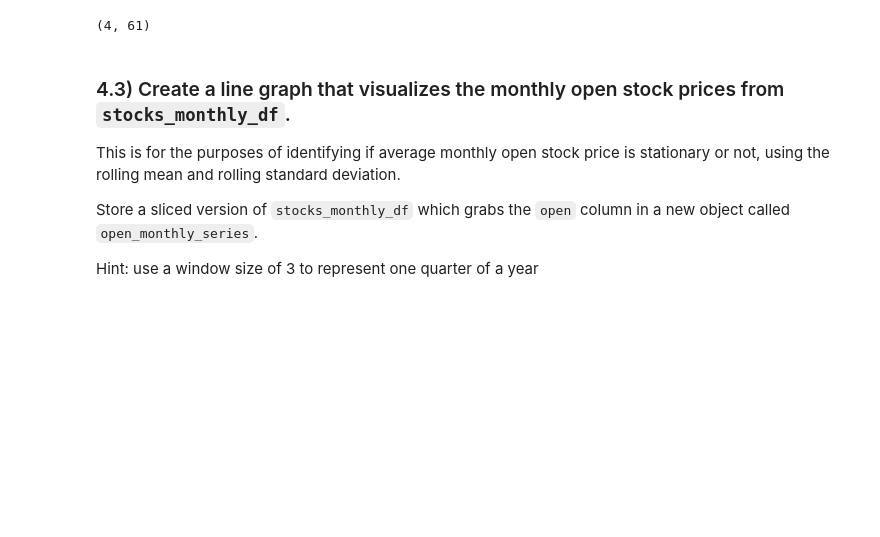
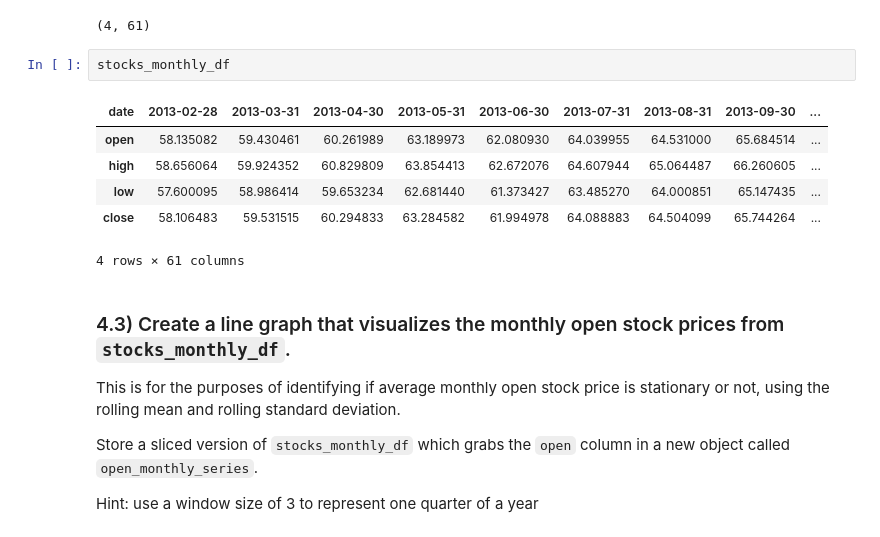
Before and after one commit to learn-co-students/module-4-code-challenge-round-1-nyc-ds-033020-mod-4-code-challenge-1591883766, a Jupyter notebook: index.ipynb, the cells around one changed output. Saved outputs shown, nothing was run; the diff lists cells and outputs as text; blank space fills up the shorter version.

```diff
--- a/index.ipynb
+++ b/index.ipynb
@@ -457,6 +457,15 @@ stocks_monthly_df = pd.DataFrame([monthly_open, monthly_high, monthly_low, month
 stocks_monthly_df.shape
 # %% [output]
 (4, 61)
+# %%
+stocks_monthly_df
+# %% [output]
+| date | 2013-02-28 | 2013-03-31 | 2013-04-30 | 2013-05-31 | 2013-06-30 | 2013-07-31 | 2013-08-31 | 2013-09-30 | ... |
+| open | 58.135082 | 59.430461 | 60.261989 | 63.189973 | 62.080930 | 64.039955 | 64.531000 | 65.684514 | ... |
+| high | 58.656064 | 59.924352 | 60.829809 | 63.854413 | 62.672076 | 64.607944 | 65.064487 | 66.260605 | ... |
+| low | 57.600095 | 58.986414 | 59.653234 | 62.681440 | 61.373427 | 63.485270 | 64.000851 | 65.147435 | ... |
+| close | 58.106483 | 59.531515 | 60.294833 | 63.284582 | 61.994978 | 64.088883 | 64.504099 | 65.744264 | ... |
+4 rows × 61 columns
 # %% [markdown]
 ### 4.3) Create a line graph that visualizes the monthly open stock prices from `stocks_monthly_df`.
 
```
Also changed, not shown: parts of 1 cell of this notebook.
